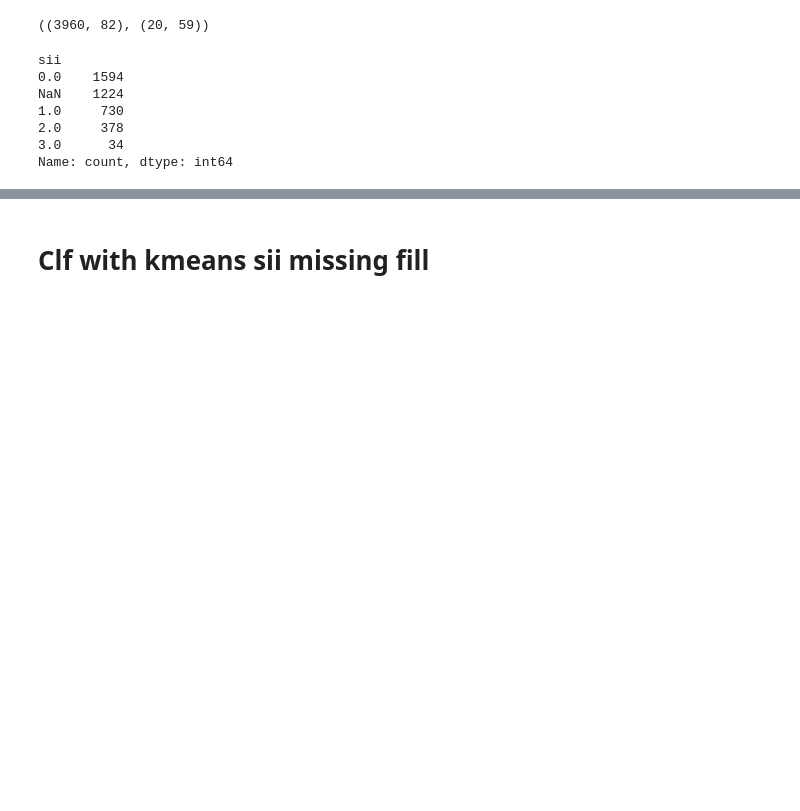
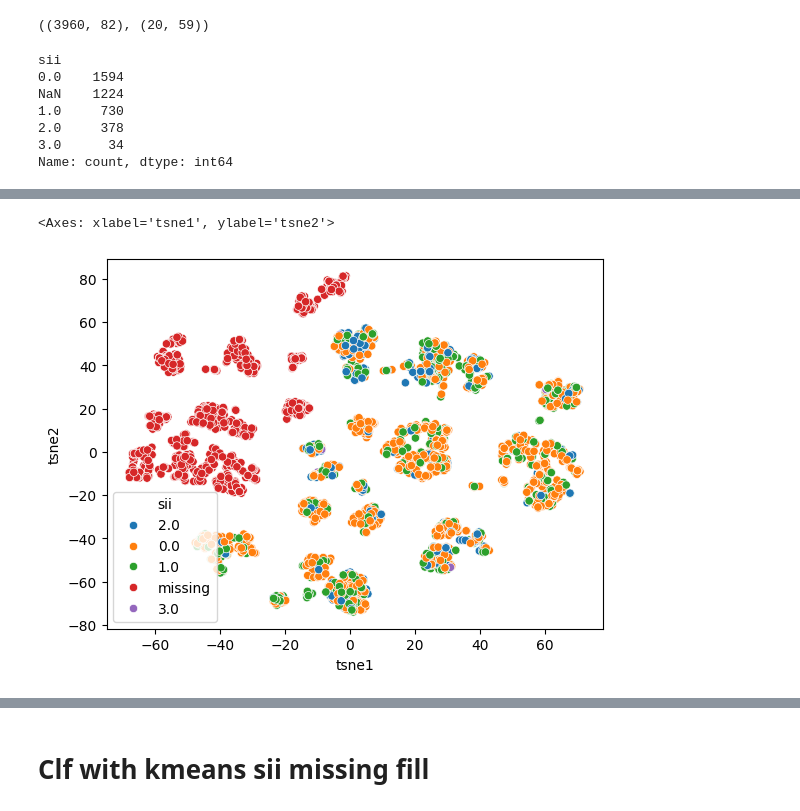
Before and after one commit to lusm554/kaggle_competitions, a Jupyter notebook: problematic-internet-use/fill_missing_target.ipynb, the cells around one changed output, grey strips where cells are left out. Drawn from its saved outputs; the diff is of its cells as text; code cells hidden in the pictures; blank space fills up the shorter version.

```diff
--- a/problematic-internet-use/fill_missing_target.ipynb
+++ b/problematic-internet-use/fill_missing_target.ipynb
@@ -186,0 +109,9 @@ Wall time: 36.2 ms
+# %%
+preproc_X = preproc_df_pipe.fit_transform(X)
+tsne = TSNE(n_components=2).fit_transform(preproc_X)
+tsne = pd.DataFrame(tsne, columns=[f'tsne{i}' for i in range(1, tsne.shape[1]+1)])
+tsne['sii'] = y.fillna('missing')
+sns.scatterplot(data=tsne, x='tsne1', y='tsne2', hue='sii')
+# %% [output]
+<Axes: xlabel='tsne1', ylabel='tsne2'>
+[figure, added]
```
Also changed, not shown: parts of 36 cells of this notebook.
